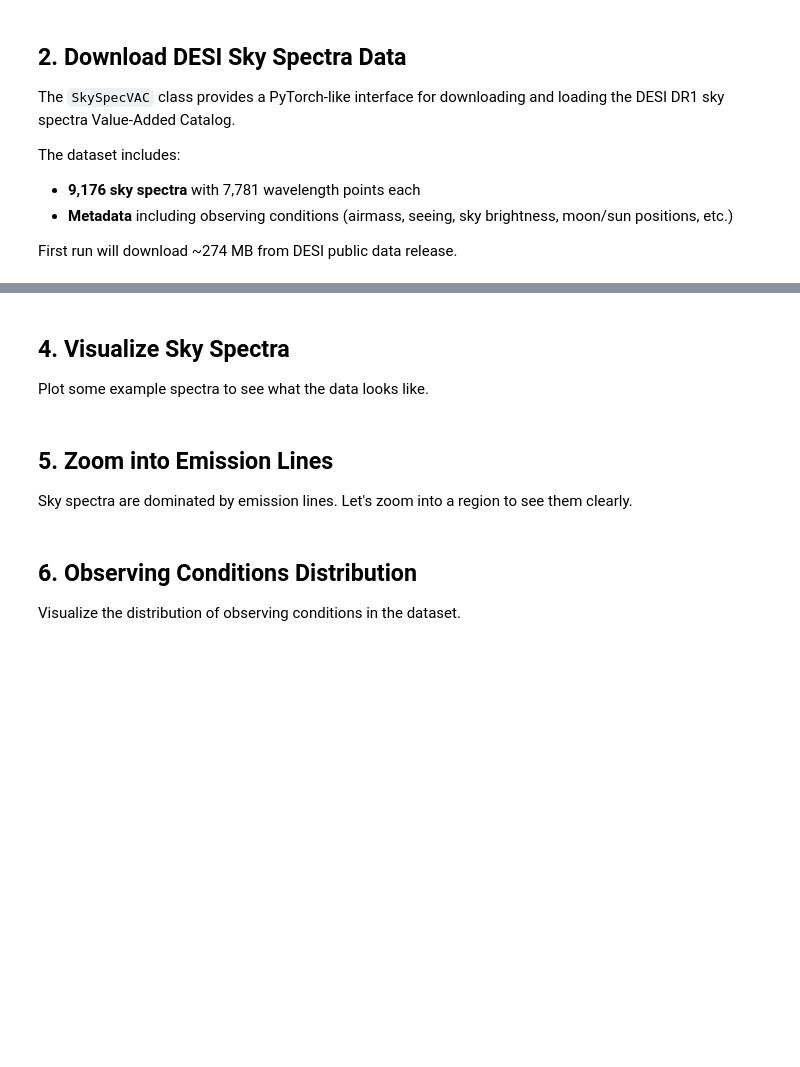
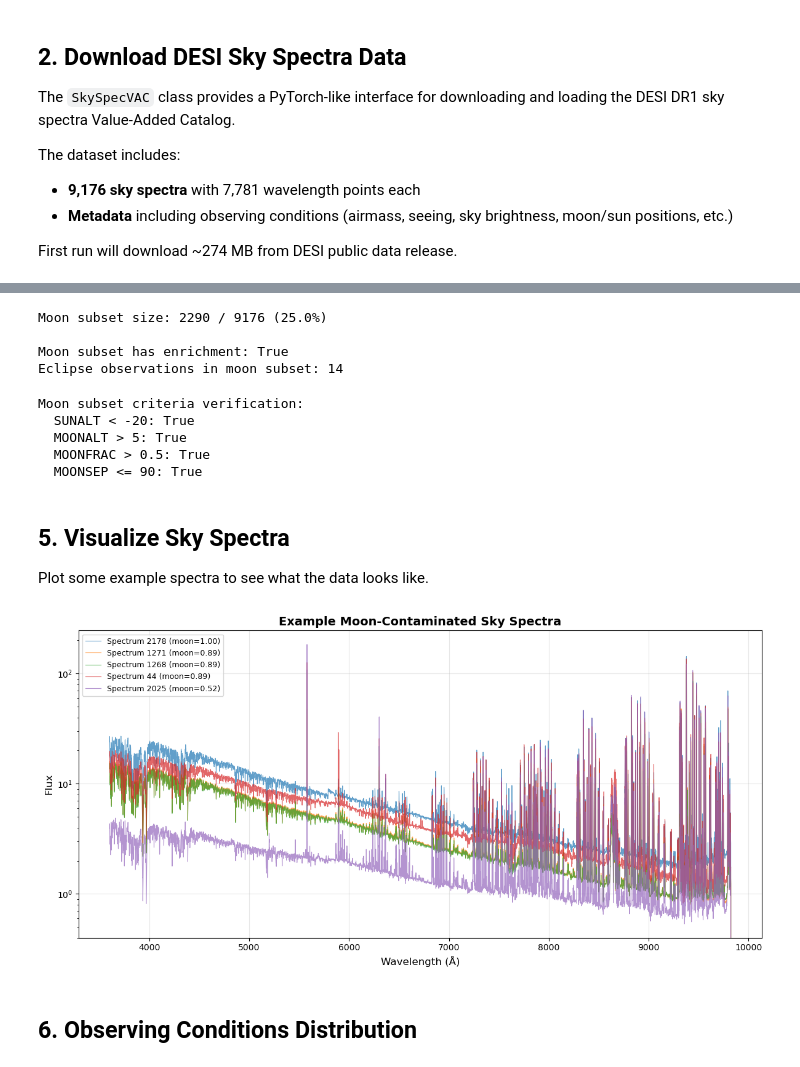
Before and after one commit to MatthewDowicz/desisky, a Jupyter notebook: examples/00_quickstart.ipynb, the cells around one changed output, grey strips where cells are left out. Cells and saved outputs as stored; diff of their text form; code cells hidden in the pictures; blank space fills up the shorter version.

```diff
--- a/examples/00_quickstart.ipynb
+++ b/examples/00_quickstart.ipynb
@@ -66,0 +78,13 @@ metadata[['AIRMASS', 'SEEING_ETC', 'SKY_MAG_G_SPEC', 'SKY_MAG_R_SPEC', 'MOONFRAC
+# %%
+# Load with enrichment (computes V-band and ECLIPSE_FRAC)
+# This may take ~30 seconds on first run
+wave_e, flux_e, meta_e = vac.load(enrich=True)
+
+print(f"Enriched metadata shape: {meta_e.shape}")  # (9176, 24)
+print(f"\nNew columns added:")
+print(f"  - SKY_MAG_V_SPEC: {('SKY_MAG_V_SPEC' in meta_e.columns)}")
+print(f"  - ECLIPSE_FRAC: {('ECLIPSE_FRAC' in meta_e.columns)}")
+
+# Show summary statistics
+print(f"\nV-band magnitude range: [{meta_e['SKY_MAG_V_SPEC'].min():.2f}, {meta_e['SKY_MAG_V_SPEC'].max():.2f}]")
+print(f"Observations during eclipses: {(meta_e['ECLIPSE_FRAC'] > 0).sum()}")
@@ -67,27 +125,52 @@ metadata[['AIRMASS', 'SEEING_ETC', 'SKY_MAG_G_SPEC', 'SKY_MAG_R_SPEC', 'MOONFRAC
+# %%
+# Load moon-contaminated subset (enriched by default)
+wave_moon, flux_moon, meta_moon = vac.load_moon_contaminated()
+
+print(f"Moon subset size: {len(meta_moon)} / 9176 ({100*len(meta_moon)/9176:.1f}%)")
+print(f"\nMoon subset has enrichment: {('ECLIPSE_FRAC' in meta_moon.columns)}")
+print(f"Eclipse observations in moon subset: {(meta_moon['ECLIPSE_FRAC'] > 0).sum()}")
+# %% [output]
+Moon subset size: 2290 / 9176 (25.0%)
+
+Moon subset has enrichment: True
+Eclipse observations in moon subset: 14
+# %%
+# Verify moon filtering criteria
+print("Moon subset criteria verification:")
+print(f"  SUNALT < -20: {(meta_moon['SUNALT'] < -20).all()}")
+print(f"  MOONALT > 5: {(meta_moon['MOONALT'] > 5).all()}")
+print(f"  MOONFRAC > 0.5: {(meta_moon['MOONFRAC'] > 0.5).all()}")
+print(f"  MOONSEP <= 90: {(meta_moon['MOONSEP'] <= 90).all()}")
+# %% [output]
+Moon subset criteria verification:
+  SUNALT < -20: True
+  MOONALT > 5: True
+  MOONFRAC > 0.5: True
+  MOONSEP <= 90: True
 # %% [markdown]
-## 4. Visualize Sky Spectra
+## 5. Visualize Sky Spectra
 
 Plot some example spectra to see what the data looks like.
 # %%
-# Plot a few random spectra
+# Plot a few random spectra from moon subset
 fig, ax = plt.subplots(figsize=(12, 6))
 
 # Select 5 random spectra
 np.random.seed(42)
-indices = np.random.choice(flux.shape[0], size=5, replace=False)
+indices = np.random.choice(flux_moon.shape[0], size=5, replace=False)
 
 for idx in indices:
-    ax.plot(wavelength, flux[idx], alpha=0.7, linewidth=0.8,
-            label=f"Spectrum {idx} (airmass={metadata.iloc[idx]['AIRMASS']:.2f})")
+    moon_frac = meta_moon.iloc[idx]['MOONFRAC']
+    ax.plot(wave_moon, flux_moon[idx], alpha=0.7, linewidth=0.8,
+            label=f"Spectrum {idx} (moon={moon_frac:.2f})")
 
 ax.set_xlabel("Wavelength (Å)", fontsize=12)
 ax.set_ylabel("Flux", fontsize=12)
-ax.set_title("Example DESI Sky Spectra", fontsize=14, fontweight='bold')
+ax.set_title("Example Moon-Contaminated Sky Spectra", fontsize=14, fontweight='bold')
 ax.legend(loc='best', fontsize=9)
+ax.set_yscale('log')
 ax.grid(True, alpha=0.3)
 plt.tight_layout()
 plt.show()
+# %% [output]
+[figure, added]
-# %% [markdown]
-## 5. Zoom into Emission Lines
-
-Sky spectra are dominated by emission lines. Let's zoom into a region to see them clearly.
@@ -114,7 +177,5 @@ plt.show()
 # %% [markdown]
 ## 6. Observing Conditions Distribution
-
-Visualize the distribution of observing conditions in the dataset.
 # %%
 # Plot distributions of key observing parameters
 fig, axes = plt.subplots(2, 3, figsize=(15, 8))
```
Also changed, not shown: parts of 23 cells of this notebook, 6 other files.
